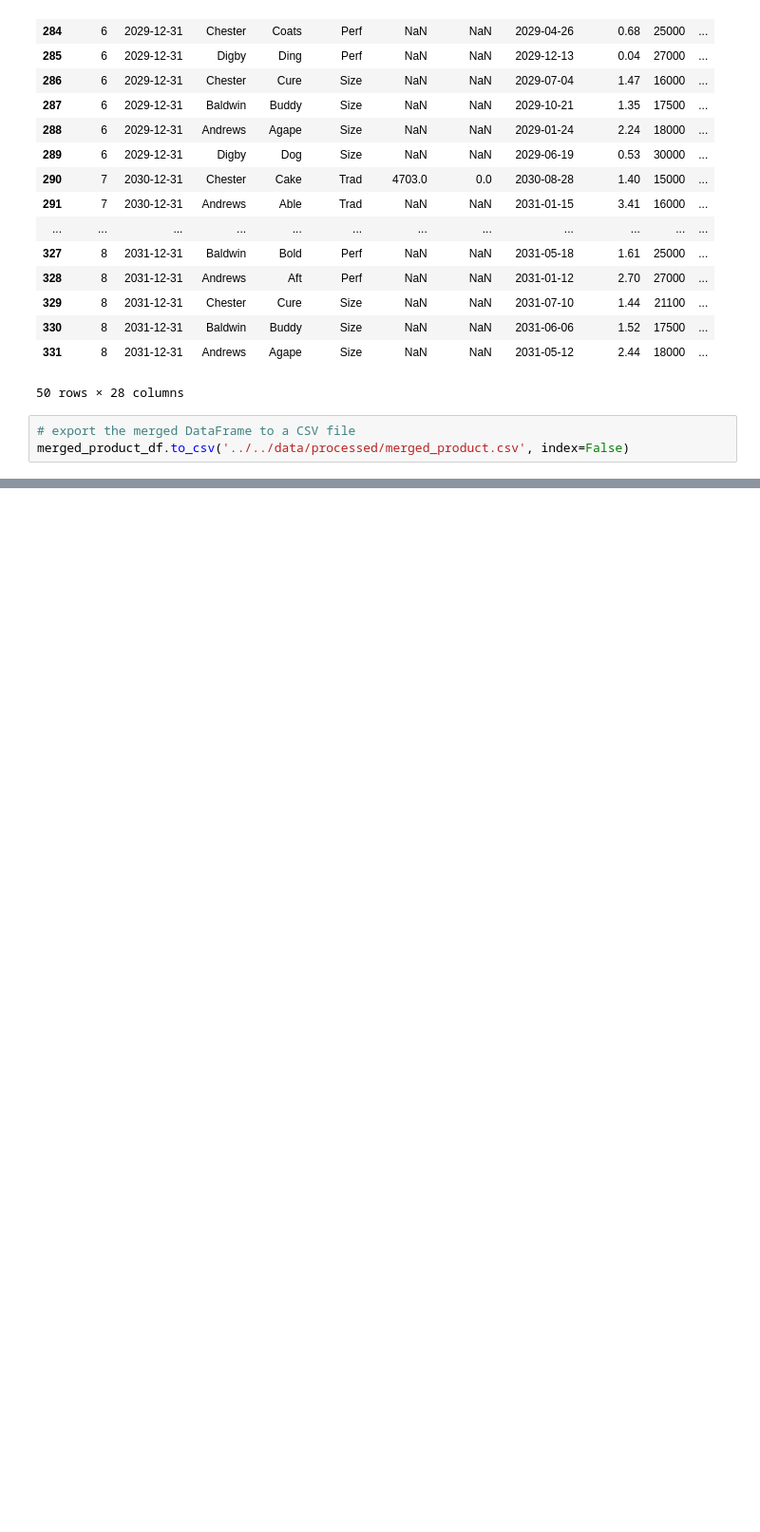
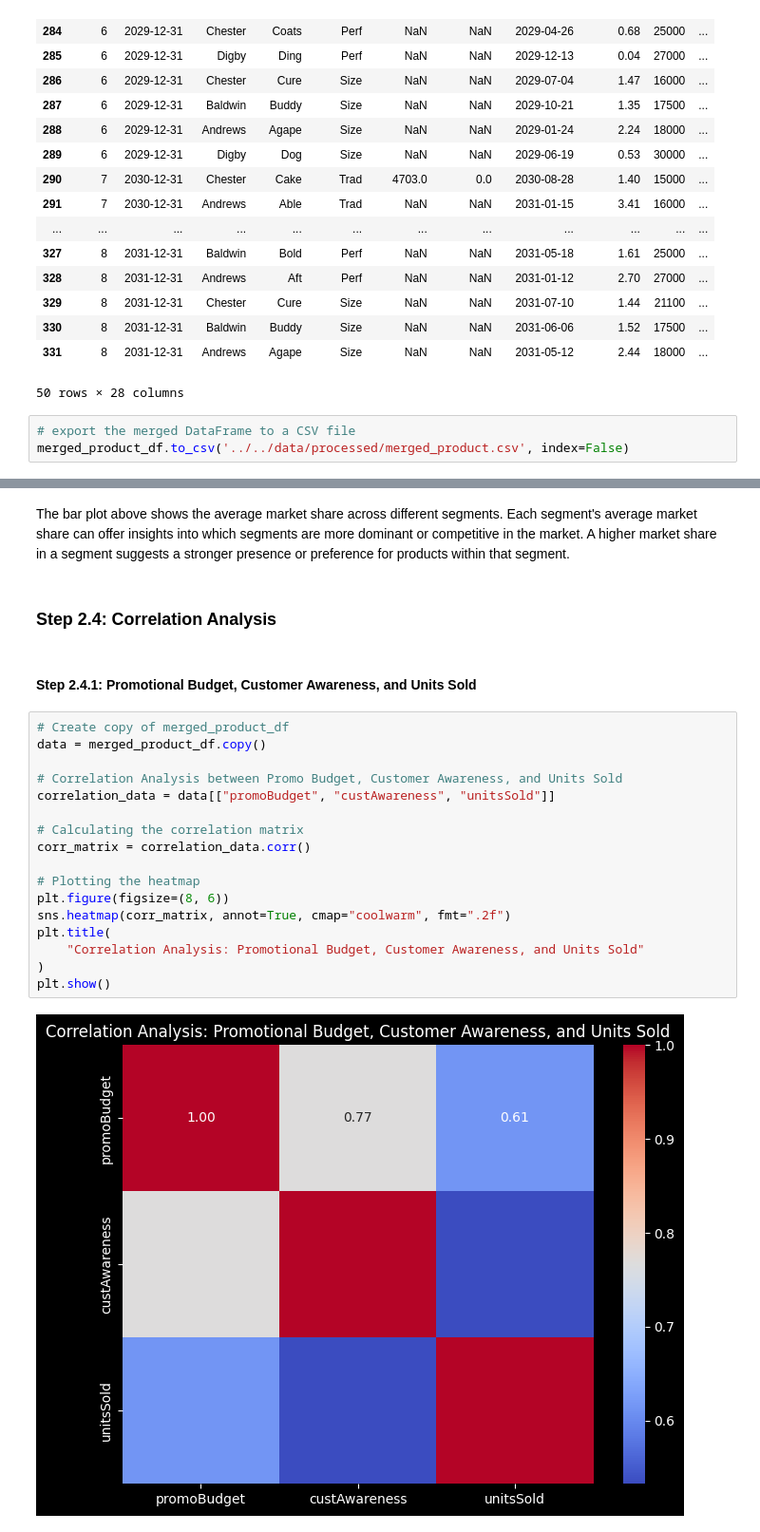
Before and after one commit to christinedbaxter/mbaCapstone, a Jupyter notebook: notebooks/exploratory/exploratory_analysis_v1.ipynb, the cells around one changed output, grey strips where cells are left out. Shown at 95% size. Saved outputs shown, nothing was run; the diff lists cells and outputs as text; blank space fills up the shorter version.

```diff
--- a/notebooks/exploratory/exploratory_analysis_v1.ipynb
+++ b/notebooks/exploratory/exploratory_analysis_v1.ipynb
@@ -752,0 +832,25 @@ merged_product_df.to_csv('../../data/processed/merged_product.csv', index=False)
+# %% [markdown]
+The bar plot above shows the average market share across different segments. Each segment's average market share can offer insights into which segments are more dominant or competitive in the market. A higher market share in a segment suggests a stronger presence or preference for products within that segment.
+# %% [markdown]
+### Step 2.4: Correlation Analysis
+# %% [markdown]
+#### Step 2.4.1: Promotional Budget, Customer Awareness, and Units Sold
+# %%
+# Create copy of merged_product_df
+data = merged_product_df.copy()
+
+# Correlation Analysis between Promo Budget, Customer Awareness, and Units Sold
+correlation_data = data[["promoBudget", "custAwareness", "unitsSold"]]
+
+# Calculating the correlation matrix
+corr_matrix = correlation_data.corr()
+
+# Plotting the heatmap
+plt.figure(figsize=(8, 6))
+sns.heatmap(corr_matrix, annot=True, cmap="coolwarm", fmt=".2f")
+plt.title(
+    "Correlation Analysis: Promotional Budget, Customer Awareness, and Units Sold"
+)
+plt.show()
+# %% [output]
+[figure, added]
```
Also changed, not shown: parts of 29 cells of this notebook, 1 other file.
